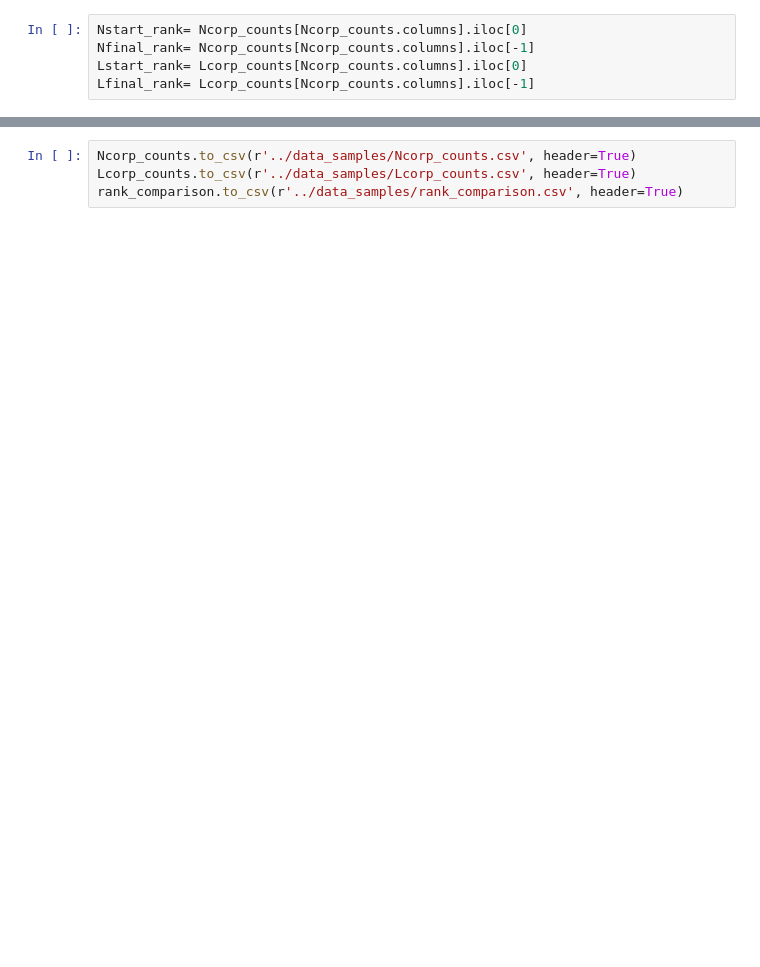
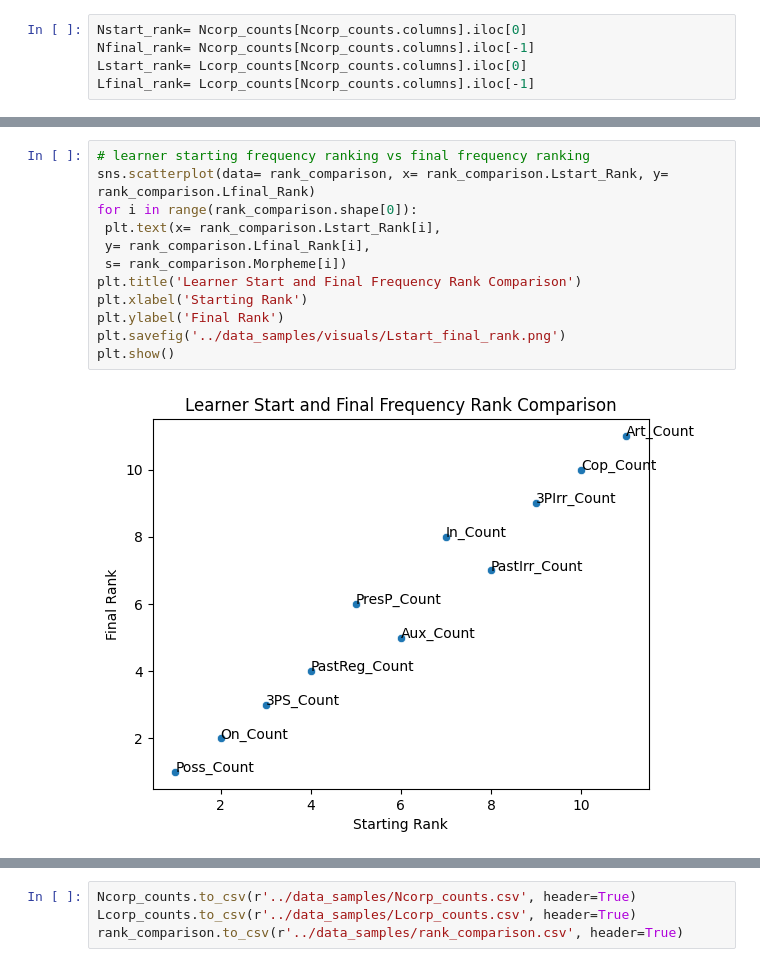
Before and after one commit to Data-Science-for-Linguists-2023/Morpheme-Acquisition-Analysis, a Jupyter notebook: notebooks/data_analysis.ipynb, the cells around one changed output, grey strips where cells are left out. Drawn from its saved outputs; the diff is of its cells as text; blank space fills up the shorter version.

```diff
--- a/notebooks/data_analysis.ipynb
+++ b/notebooks/data_analysis.ipynb
@@ -387,0 +421,14 @@ sns.scatterplot(x=Lfinal_rank['Rank'], y= Nfinal_rank['Rank'])
+# %%
+# learner starting frequency ranking vs final frequency ranking
+sns.scatterplot(data= rank_comparison, x= rank_comparison.Lstart_Rank, y= rank_comparison.Lfinal_Rank)
+for i in range(rank_comparison.shape[0]):
+ plt.text(x= rank_comparison.Lstart_Rank[i],
+ y= rank_comparison.Lfinal_Rank[i],
+ s= rank_comparison.Morpheme[i])
+plt.title('Learner Start and Final Frequency Rank Comparison')
+plt.xlabel('Starting Rank')
+plt.ylabel('Final Rank')
+plt.savefig('../data_samples/visuals/Lstart_final_rank.png')
+plt.show()
+# %% [output]
+[figure, added]
```
Also changed, not shown: parts of 33 cells of this notebook, 6 other files.
